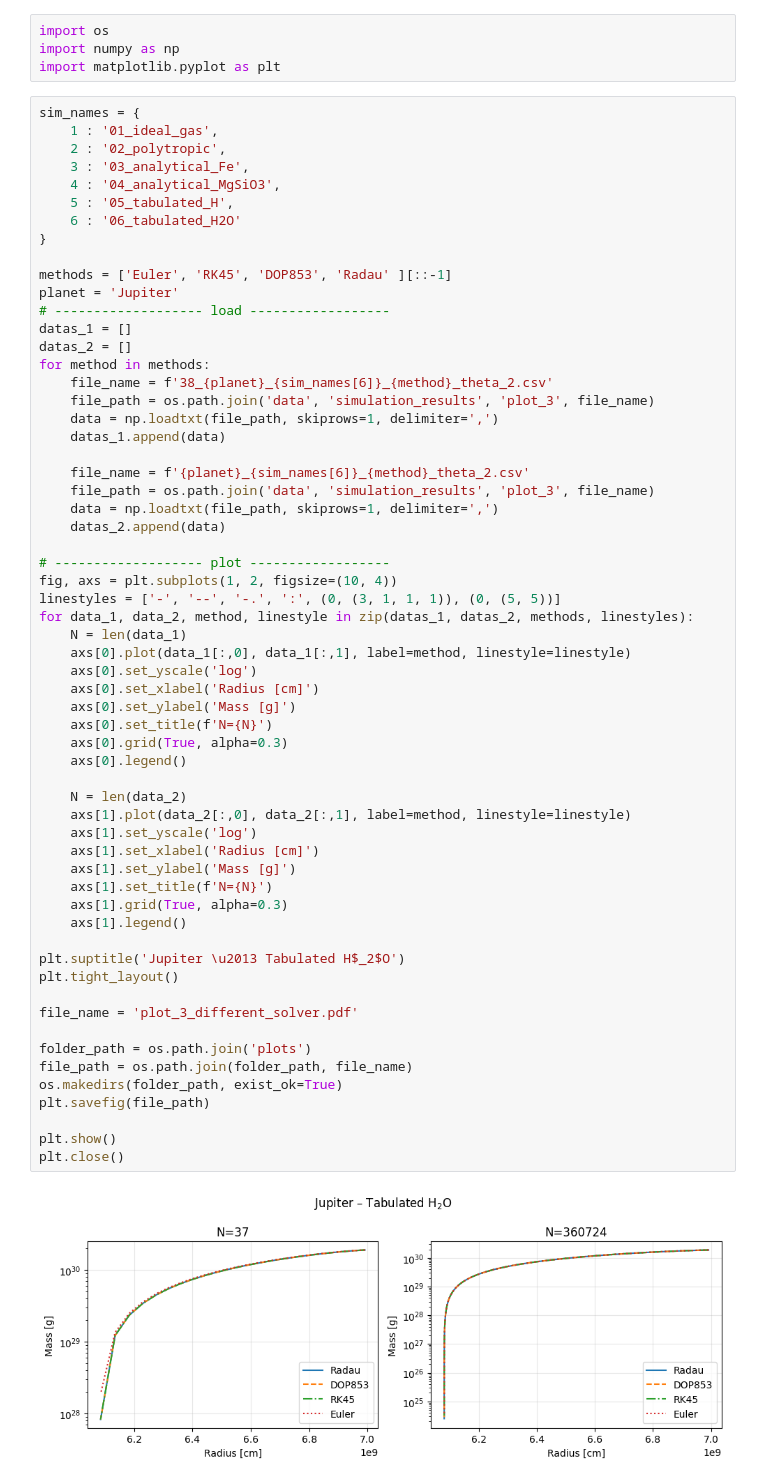
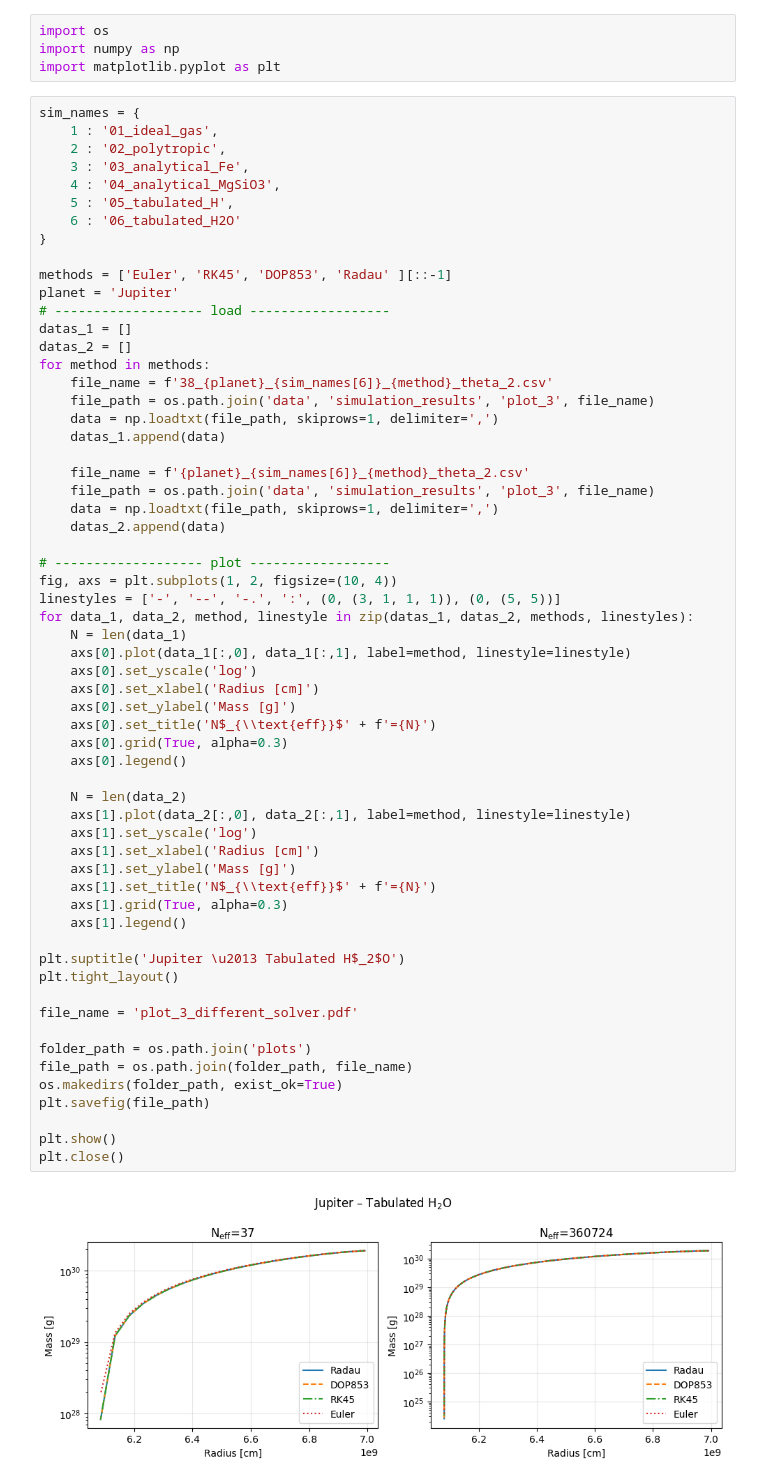
Before and after one commit to Akut-Luna/AST-514-Final-Project, a Jupyter notebook: plot_3.ipynb, the cells around one changed output. Cells and saved outputs as stored; diff of their text form.

```diff
--- a/plot_3.ipynb
+++ b/plot_3.ipynb
@@ -34,33 +34,33 @@ linestyles = ['-', '--', '-.', ':', (0, (3, 1, 1, 1)), (0, (5, 5))]
 for data_1, data_2, method, linestyle in zip(datas_1, datas_2, methods, linestyles):
     N = len(data_1)
     axs[0].plot(data_1[:,0], data_1[:,1], label=method, linestyle=linestyle)
     axs[0].set_yscale('log')
     axs[0].set_xlabel('Radius [cm]')
     axs[0].set_ylabel('Mass [g]')
-    axs[0].set_title(f'N={N}')
+    axs[0].set_title('N$_{\\text{eff}}$' + f'={N}')
     axs[0].grid(True, alpha=0.3)
     axs[0].legend()
 
     N = len(data_2)
     axs[1].plot(data_2[:,0], data_2[:,1], label=method, linestyle=linestyle)
     axs[1].set_yscale('log')
     axs[1].set_xlabel('Radius [cm]')
     axs[1].set_ylabel('Mass [g]')
-    axs[1].set_title(f'N={N}')
+    axs[1].set_title('N$_{\\text{eff}}$' + f'={N}')
     axs[1].grid(True, alpha=0.3)
     axs[1].legend()
 
 plt.suptitle('Jupiter \u2013 Tabulated H$_2$O')
 plt.tight_layout()
 
 file_name = 'plot_3_different_solver.pdf'
 
 folder_path = os.path.join('plots')
 file_path = os.path.join(folder_path, file_name)
 os.makedirs(folder_path, exist_ok=True)
 plt.savefig(file_path)
 
 plt.show()
 plt.close()
 # %% [output]
-[figure, old version]
+[figure, new version]
```
Also changed, not shown: 2 other files.
